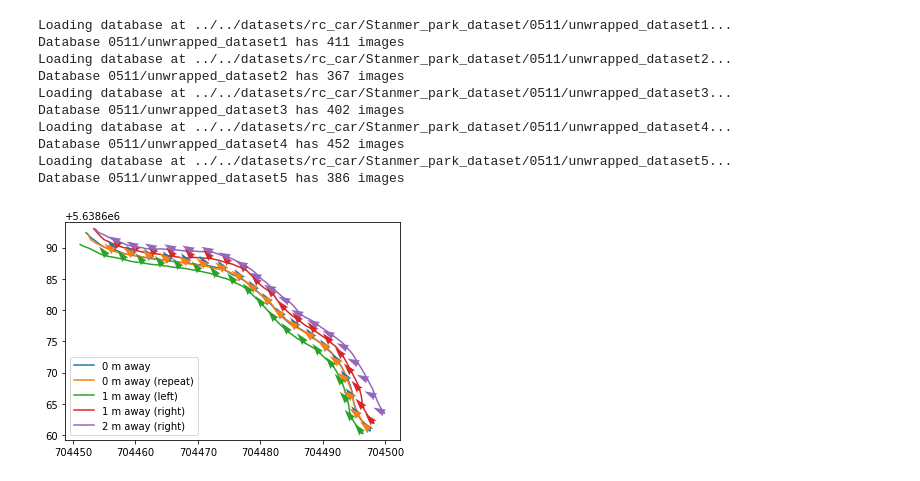
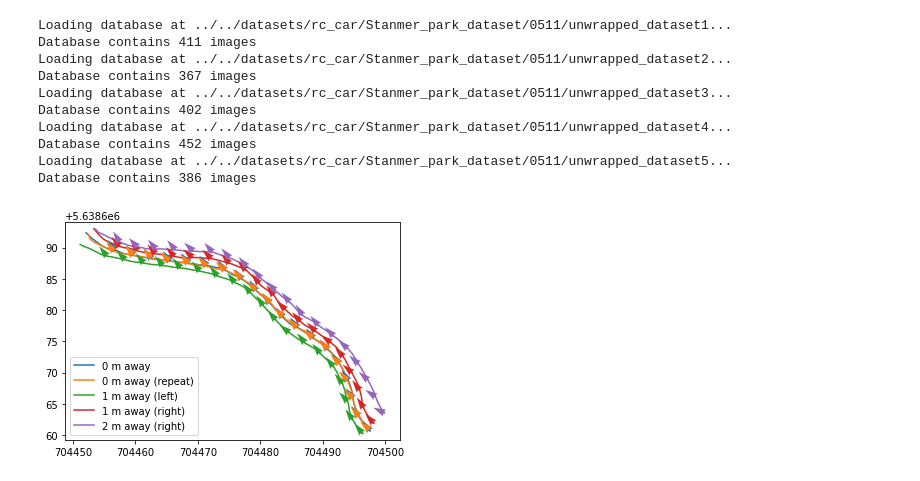
Before and after one commit to BrainsOnBoard/navbench, a Jupyter notebook: analysis/2020-11/quivers_pixel_vs_infomax.ipynb, the cells around one changed output. Saved outputs shown, nothing was run; the diff lists cells and outputs as text; code cells hidden in the pictures.

```diff
--- a/analysis/2020-11/quivers_pixel_vs_infomax.ipynb
+++ b/analysis/2020-11/quivers_pixel_vs_infomax.ipynb
@@ -26,11 +26,6 @@ descriptions = ['0 m away', '0 m away (repeat)', '1 m away (left)',
 dbs = []
 images = []
 
-def load_db(path):
-    db = nb.Database(os.path.join(DBROOT, path))
-    print('Database %s has %d images' % (path, len(db)))
-    return db
-
 def plot_arrows(ax, ridf_fun):
     test_dists = range(0, 55, 3)
     for db, route_images, line in zip(dbs, images, lines):
@@ -48,27 +43,27 @@ def plot_arrows(ax, ridf_fun):
         ax.quiver(x, y, u, v, color=colour, zorder=10, scale_units='xy', scale=0.5)
 
 for name in names:
-    dbs.append(load_db(name))
+    dbs.append(nb.Database(os.path.join(DBROOT, name)))
     images.append(dbs[-1].read_images(preprocess=PREPROC, to_float=False))
 # %% [output]
 Loading database at ../../datasets/rc_car/Stanmer_park_dataset/0511/unwrapped_dataset1...
-Database 0511/unwrapped_dataset1 has 411 images
+Database contains 411 images
 Loading database at ../../datasets/rc_car/Stanmer_park_dataset/0511/unwrapped_dataset2...
-Database 0511/unwrapped_dataset2 has 367 images
+Database contains 367 images
 Loading database at ../../datasets/rc_car/Stanmer_park_dataset/0511/unwrapped_dataset3...
-Database 0511/unwrapped_dataset3 has 402 images
+Database contains 402 images
 Loading database at ../../datasets/rc_car/Stanmer_park_dataset/0511/unwrapped_dataset4...
-Database 0511/unwrapped_dataset4 has 452 images
+Database contains 452 images
 Loading database at ../../datasets/rc_car/Stanmer_park_dataset/0511/unwrapped_dataset5...
-Database 0511/unwrapped_dataset5 has 386 images
+Database contains 386 images
 # %%
 snapshots = images[0][0::SNAP_STEP]
 
 _, ax = plt.subplots()
 ax.axis('equal')
-lines = [plot_route(ax, db) for db in dbs]
+lines = [ax.plot(db.x, db.y) for db in dbs]
 plot_arrows(ax, lambda ims: nb.get_ridf_headings(ims, snapshots, RIDF_STEP))
 ax.legend(descriptions);
 # %% [output]
-[figure, old version]
+[figure, new version]
 # %%
```
Also changed, not shown: parts of 1 cell of this notebook, 1 other file.
